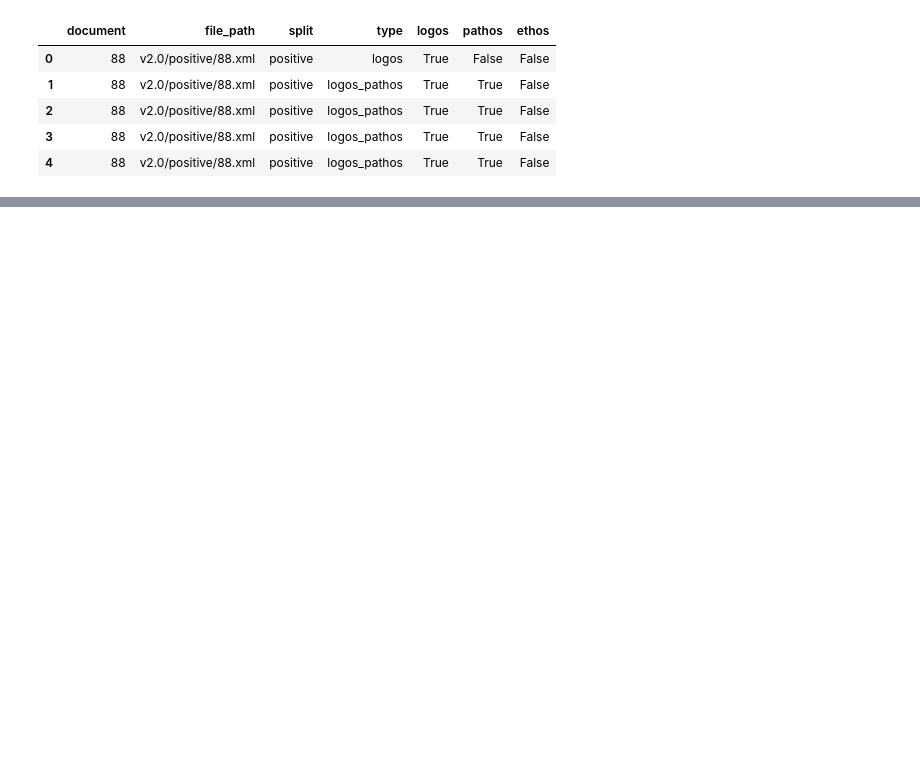
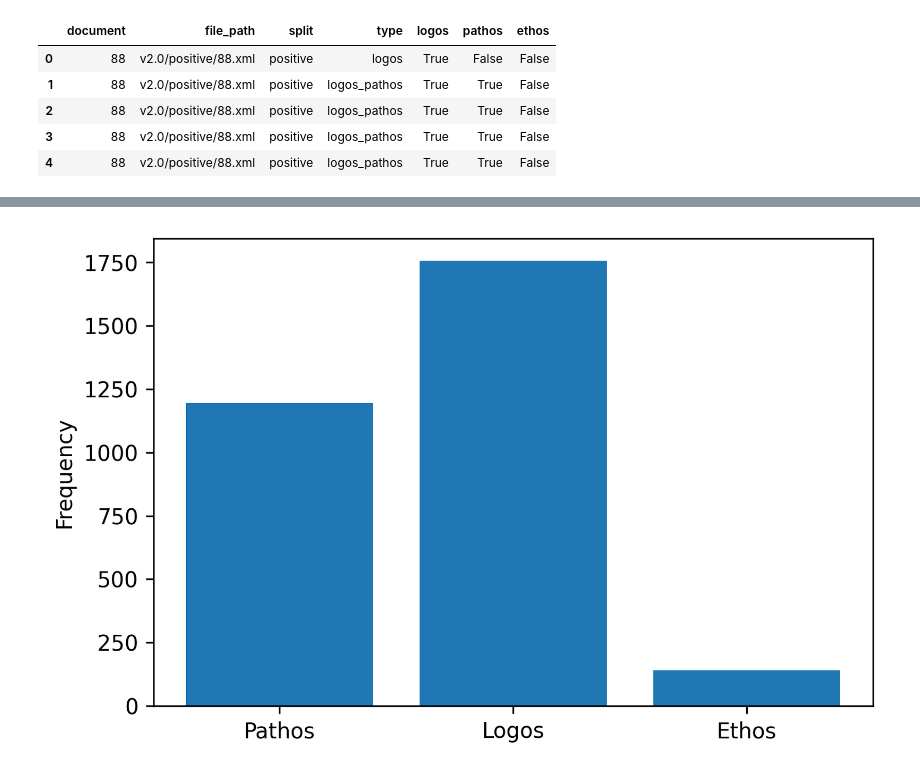
Before and after one commit to ThijmenDam/ltp, a Jupyter notebook: data/data-inspection.ipynb, the cells around one changed output, grey strips where cells are left out. Drawn from its saved outputs; the diff is of its cells as text; code cells hidden in the pictures; blank space fills up the shorter version.

```diff
--- a/data/data-inspection.ipynb
+++ b/data/data-inspection.ipynb
@@ -53,0 +66,9 @@ df['ethos'].value_counts().to_dict()[True]
+# %%
+label_hist = plt.figure()
+plt.bar(['Pathos', 'Logos', 'Ethos'], [pathos_freq, logos_freq, ethos_freq])
+plt.ylabel('Frequency')
+plt.gcf().set_dpi(300)
+plt.show()
+label_hist.savefig('label-hist.png', dpi=300)
+# %% [output]
+[figure, added]
```
Also changed, not shown: parts of 8 cells of this notebook.
